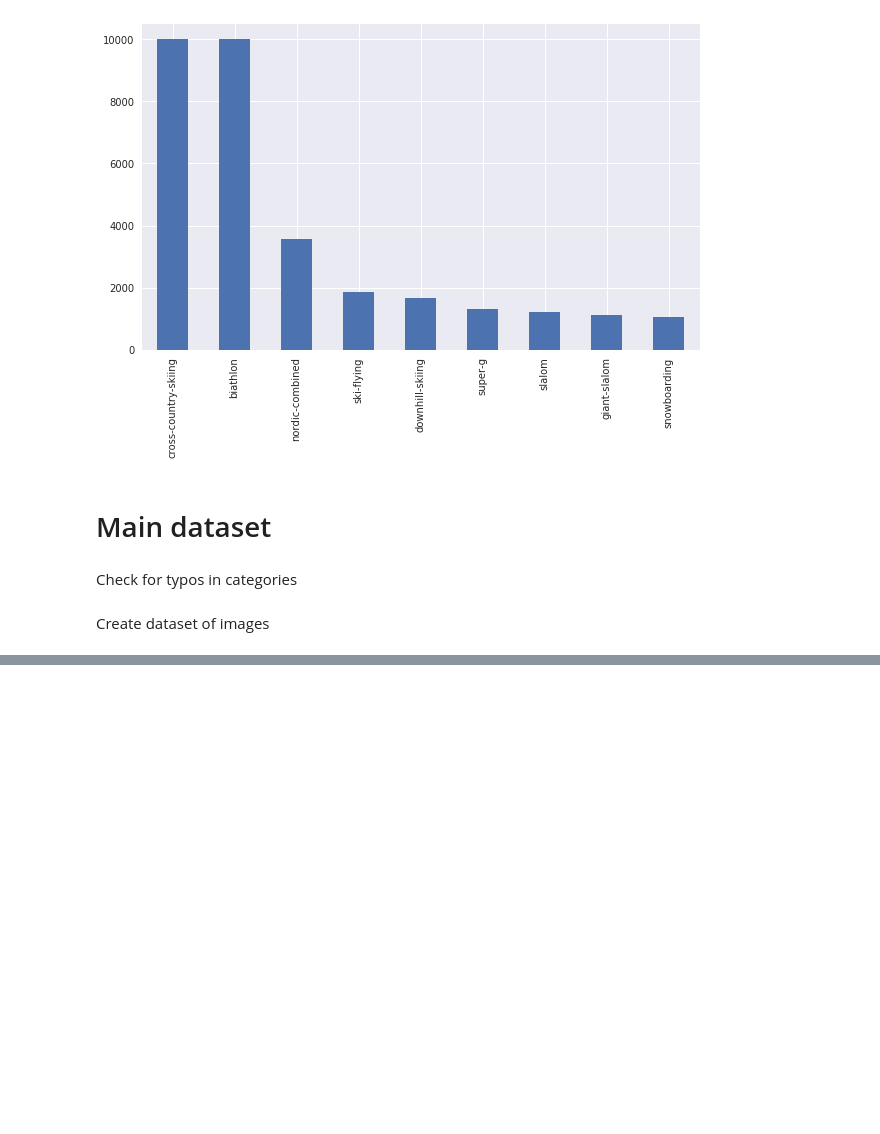
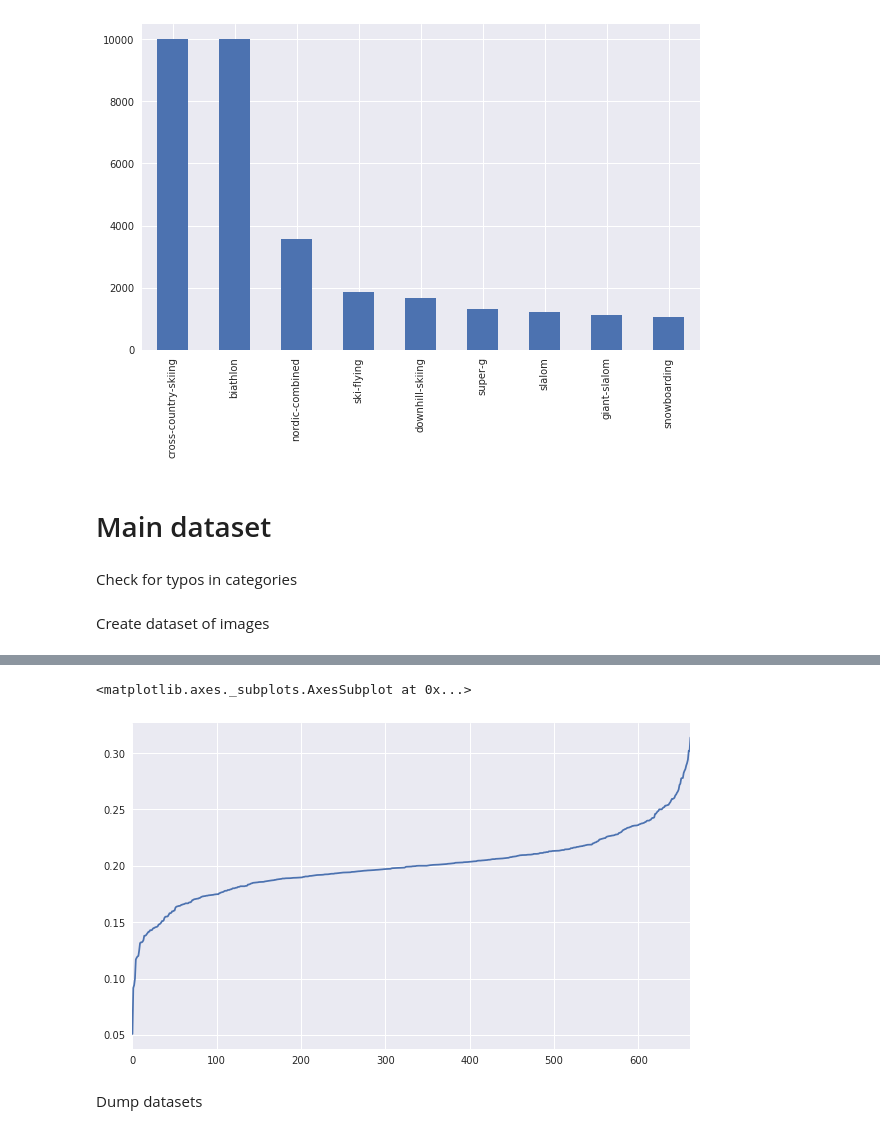
Before and after one commit to uvNikita/master-thesis-src, a Jupyter notebook: notebooks/training/datasets.ipynb, the cells around one changed output, grey strips where cells are left out. Drawn from its saved outputs; the diff is of its cells as text; code cells hidden in the pictures; blank space fills up the shorter version.

```diff
--- a/notebooks/training/datasets.ipynb
+++ b/notebooks/training/datasets.ipynb
@@ -203,0 +283,7 @@ count_df.sort_values('count', ascending=False).head(30).plot(kind='bar', title='
+# %%
+pd.Series(sorted(float(len(imgs))/len(dataset[label]) for label, imgs in test50.iteritems())).plot()
+# %% [output]
+<matplotlib.axes._subplots.AxesSubplot at 0x...>
+[figure, added]
+# %% [markdown]
+Dump datasets
```
Also changed, not shown: parts of 17 cells of this notebook, 1 other file.
